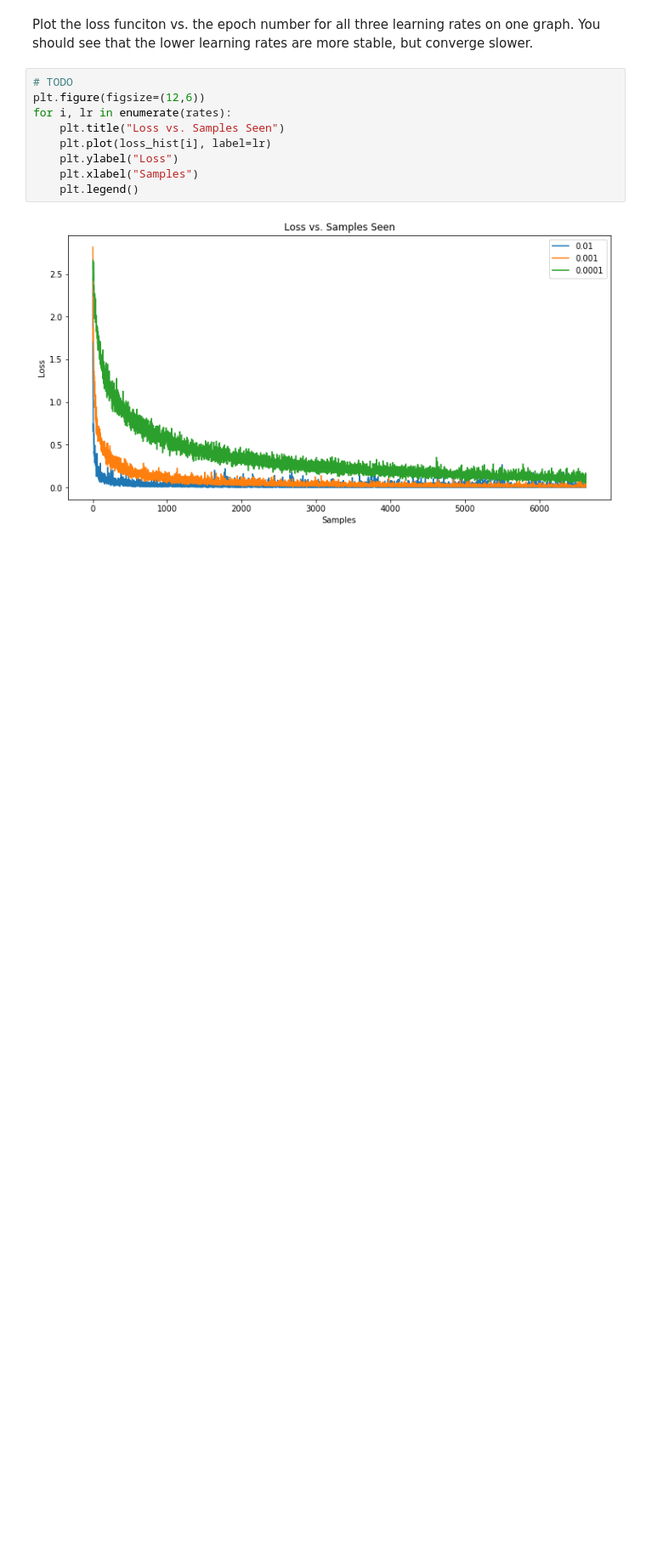
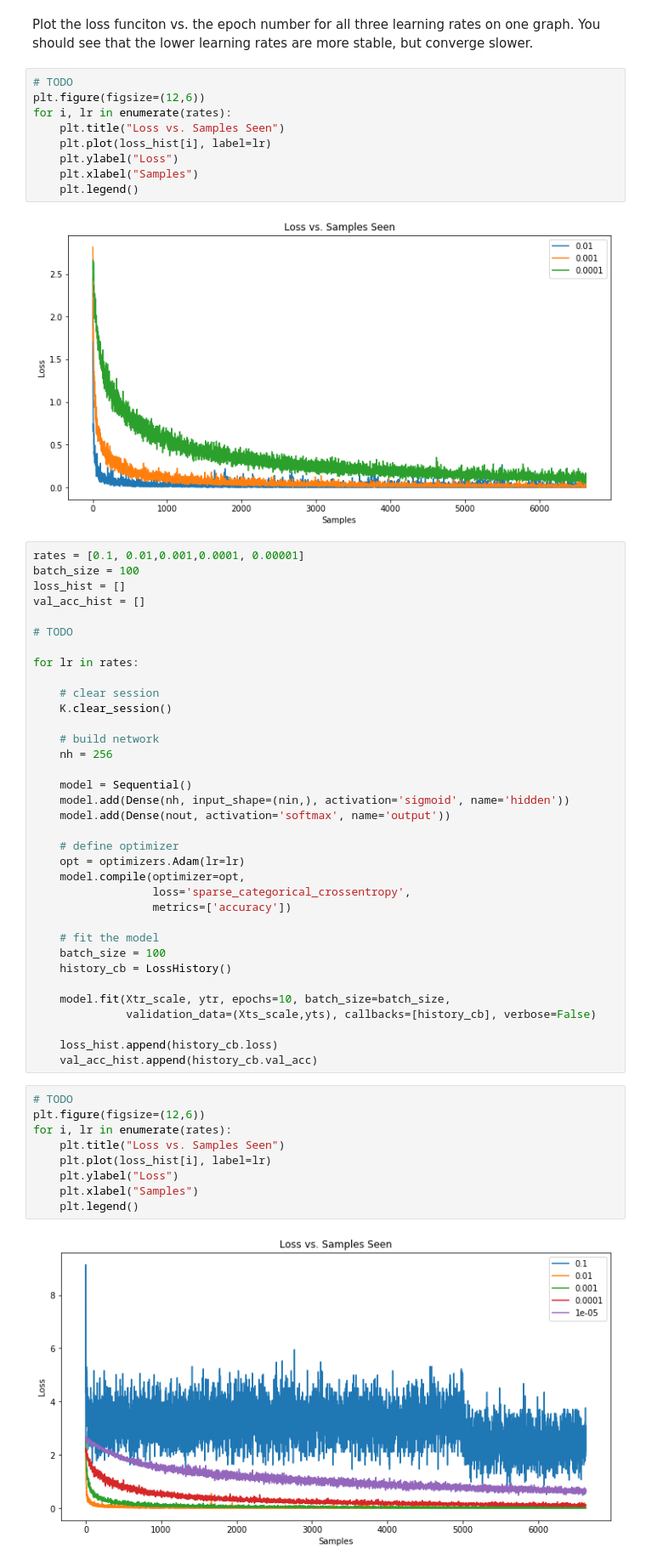
Before and after one commit to JackLangerman/introml, a Jupyter notebook: neural/lab07_music_partial.ipynb, the cells around one changed output. Shown: that part at 85% size. Cells and saved outputs as stored; diff of their text form; blank space fills up the shorter version.

Commit message:
search over more learning rates

```diff
--- a/neural/lab07_music_partial.ipynb
+++ b/neural/lab07_music_partial.ipynb
@@ -322,3 +322,49 @@ for i, lr in enumerate(rates):
     plt.legend()
 # %% [output]
 [figure]
+# %%
+rates = [0.1, 0.01,0.001,0.0001, 0.00001]
+batch_size = 100
+loss_hist = []
+val_acc_hist = []
+
+# TODO
+
+for lr in rates:
+
+    # clear session
+    K.clear_session()
+
+    # build network
+    nh = 256
+
+    model = Sequential()
+    model.add(Dense(nh, input_shape=(nin,), activation='sigmoid', name='hidden'))
+    model.add(Dense(nout, activation='softmax', name='output'))
+
+    # define optimizer
+    opt = optimizers.Adam(lr=lr)
+    model.compile(optimizer=opt,
+                  loss='sparse_categorical_crossentropy',
+                  metrics=['accuracy'])
+
+    # fit the model
+    batch_size = 100
+    history_cb = LossHistory()
+
+    model.fit(Xtr_scale, ytr, epochs=10, batch_size=batch_size,
+              validation_data=(Xts_scale,yts), callbacks=[history_cb], verbose=False)
+
+    loss_hist.append(history_cb.loss)
+    val_acc_hist.append(history_cb.val_acc)
+# %%
+# TODO
+plt.figure(figsize=(12,6))
+for i, lr in enumerate(rates):
+    plt.title("Loss vs. Samples Seen")
+    plt.plot(loss_hist[i], label=lr)
+    plt.ylabel("Loss")
+    plt.xlabel("Samples")
+    plt.legend()
+# %% [output]
+[figure, added]
```
